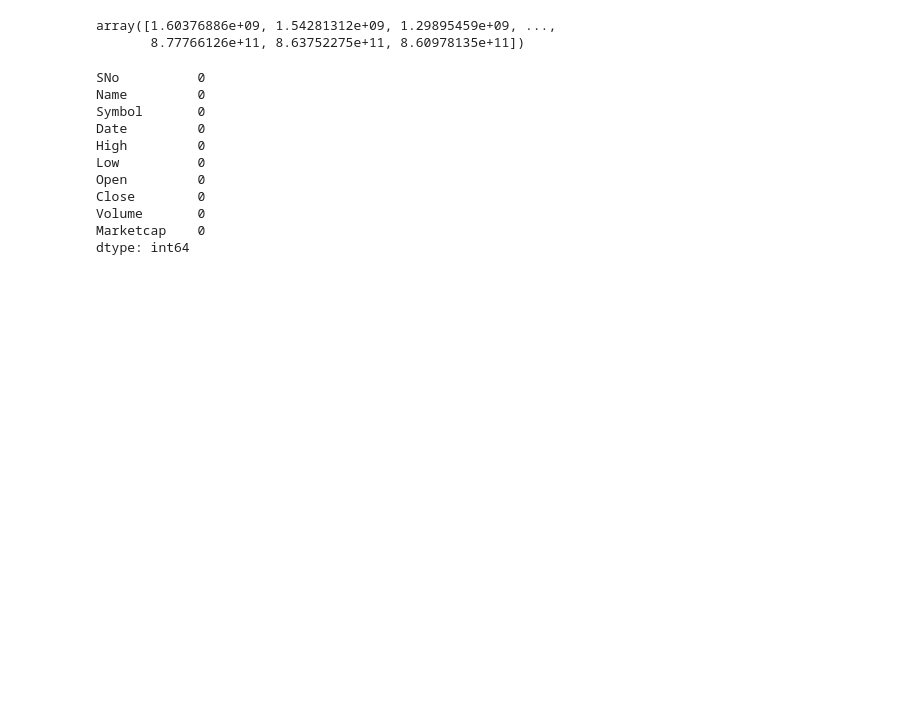
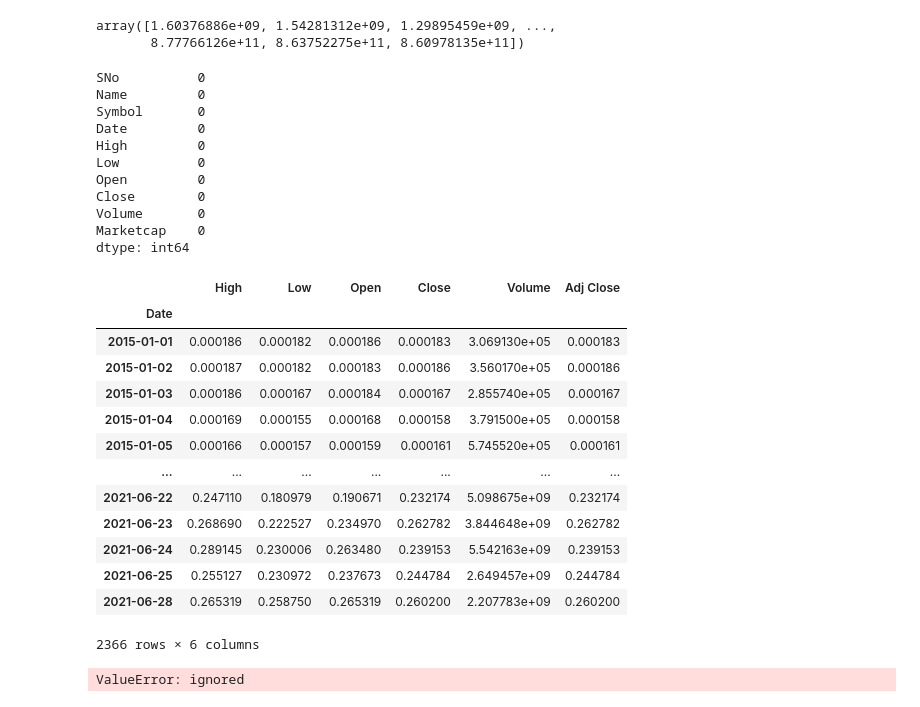
Before and after one commit to kim-minsun/Data-Science_Project, a Jupyter notebook: Data_Science_Project.ipynb, the cells around one changed output. Saved outputs shown, nothing was run; the diff lists cells and outputs as text; code cells hidden in the pictures; blank space fills up the shorter version.

```diff
--- a/Data_Science_Project.ipynb
+++ b/Data_Science_Project.ipynb
@@ -89,3 +90,30 @@ Close        0
 Volume       0
 Marketcap    0
 dtype: int64
+# %%
+crypto = 'DOGE'
+currency = 'USD'
+
+start = dt.datetime(2015,1,1)
+end = dt.datetime.now()
+
+data = web.DataReader(f"{crypto}-{currency}", "yahoo", start, end)
+# %%
+data.index = pd.to_datetime(data.index)
+# %%
+data
+# %% [output]
+|  | High | Low | Open | Close | Volume | Adj Close |
+| Date |  |  |  |  |  |  |
+| 2015-01-01 | 0.000186 | 0.000182 | 0.000186 | 0.000183 | 3.069130e+05 | 0.000183 |
+| 2015-01-02 | 0.000187 | 0.000182 | 0.000183 | 0.000186 | 3.560170e+05 | 0.000186 |
+| 2015-01-03 | 0.000186 | 0.000167 | 0.000184 | 0.000167 | 2.855740e+05 | 0.000167 |
+| 2015-01-04 | 0.000169 | 0.000155 | 0.000168 | 0.000158 | 3.791500e+05 | 0.000158 |
+| 2015-01-05 | 0.000166 | 0.000157 | 0.000159 | 0.000161 | 5.745520e+05 | 0.000161 |
+| ... | ... | ... | ... | ... | ... | ... |
+| 2021-06-22 | 0.247110 | 0.180979 | 0.190671 | 0.232174 | 5.098675e+09 | 0.232174 |
+| 2021-06-23 | 0.268690 | 0.222527 | 0.234970 | 0.262782 | 3.844648e+09 | 0.262782 |
+| 2021-06-24 | 0.289145 | 0.230006 | 0.263480 | 0.239153 | 5.542163e+09 | 0.239153 |
+| 2021-06-25 | 0.255127 | 0.230972 | 0.237673 | 0.244784 | 2.649457e+09 | 0.244784 |
+| 2021-06-28 | 0.265319 | 0.258750 | 0.265319 | 0.260200 | 2.207783e+09 | 0.260200 |
+2366 rows × 6 columns
@@ -91,0 +136,15 @@ dtype: int64
+# %%
+model = Sequential()
+
+model.add(LSTM(units=50, return_sequences=True, input_shape=(x_train.shape[1], 1)))
+model.add(Dropout(0.2))
+model.add(LSTM(units=50, return_sequences=True))
+model.add(Dropout(0.2))
+model.add(LSTM(units=50))
+model.add(Dropout(0.2))
+model.add(Dense(1))
+
+model.compile(optimizer='adam', loss='mean_squared_error')
+model.fit(x_train, y_train, epochs=30, batch_size=32)
+# %% [output]
+ValueError: ignored
```
Also changed, not shown: parts of 16 cells of this notebook.
